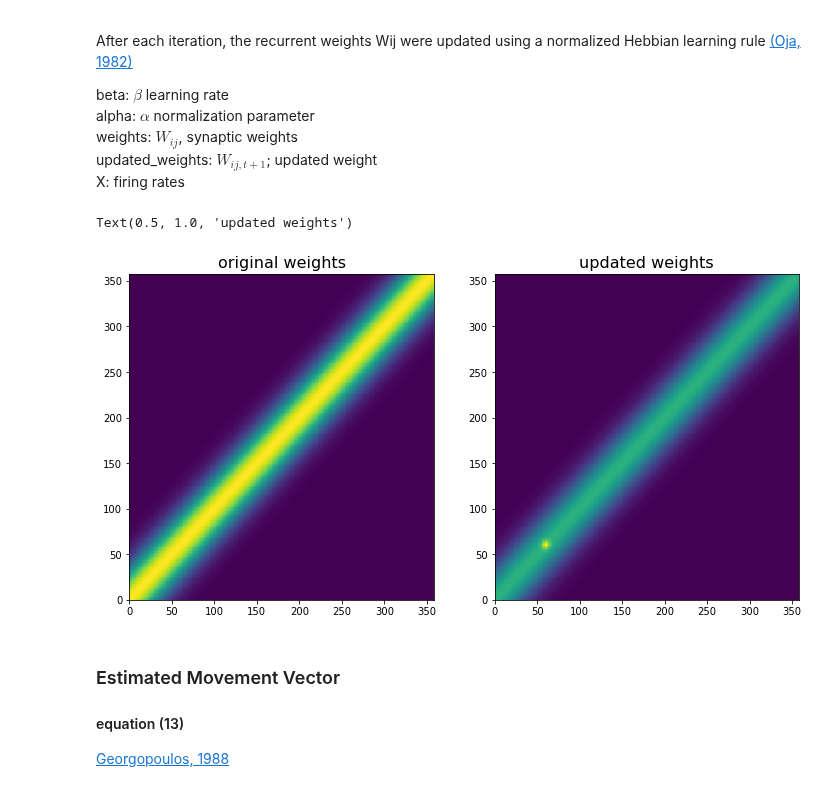
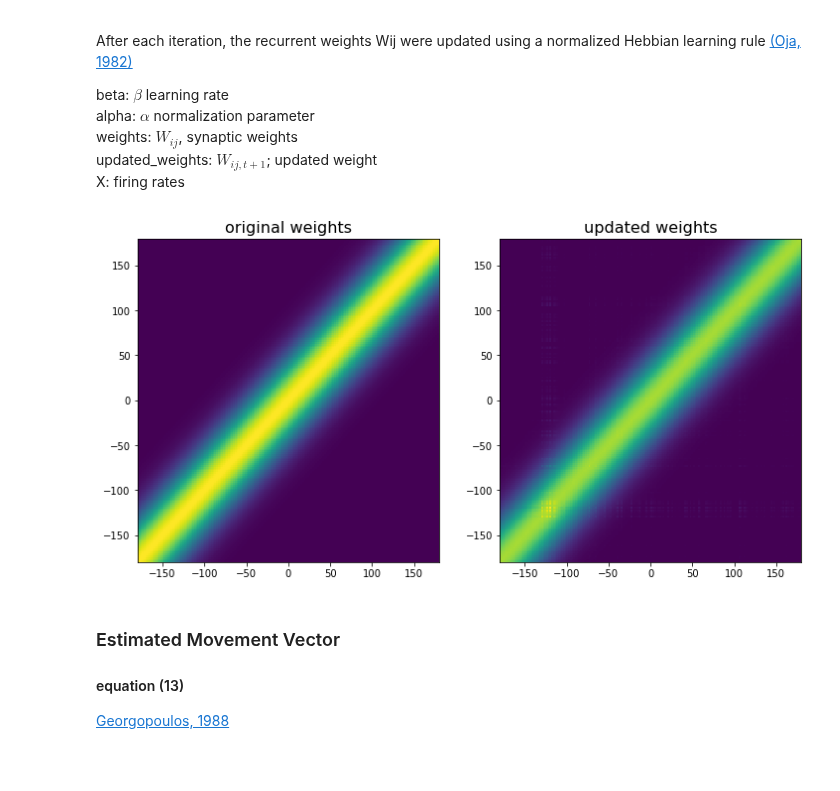
Before and after one commit to mwprestonjr/verstynen_2011_rpl, a Jupyter notebook: notebooks/verstynen_2011.ipynb, the cells around one changed output. Cells and saved outputs as stored; diff of their text form; code cells hidden in the pictures; blank space fills up the shorter version.

```diff
--- a/notebooks/verstynen_2011.ipynb
+++ b/notebooks/verstynen_2011.ipynb
@@ -179,7 +186,7 @@ for pref_i in[60, 120, 240]:
 [figure]
 [figure]
 # %%
-def calc_initial_weights(pref_dirs, spread=30):
+def calc_initial_weights(pref_dirs, spread=38.8):
 
     # calc weight between units
     initial_weights = np.zeros([len(pref_dirs), len(pref_dirs)])
@@ -193,10 +200,10 @@ def calc_initial_weights(pref_dirs, spread=30):
 
 # calc initial weights
 pref_dirs = np.linspace(0,360,180)
-initial_weights = calc_initial_weights(pref_dirs, spread=30)
+initial_weights = calc_initial_weights(PREF_DIRS, spread=38.8)
 
 # plot weights
-plt.pcolormesh(pref_dirs, pref_dirs, initial_weights)
+plt.pcolormesh(PREF_DIRS, PREF_DIRS, initial_weights)
 plt.colorbar()
 # %% [output]
 <matplotlib.colorbar.Colorbar at 0x...>
@@ -208,7 +215,7 @@ plt.colorbar()
 On each iteration *t*, the total activation for unit *i* was then computed as the sum of the input and recurrent activations
 # %%
 def total_activation(firing_rate, weights, theta, pref_dirs,
-                     baseline=0, gain=1E3, spread=12):
+                     baseline=5, gain=13.4, spread=18.9):
     # calc input activation
     activation_raw = input_activation(theta, pref_dirs, baseline=baseline, gain=gain, spread=spread)
     activation = add_noise(activation_raw)
@@ -276,26 +280,35 @@ weights: *$W_{ij}$*, synaptic weights
 updated_weights: *$W_{ij, t+1}$*; updated weight
 X: firing rates
 # %%
-def update_weights(weights, X, beta=1E-5, alpha=1E-3):
+def update_weights(weights, X, beta=5.28E-7, alpha=0.2):
     # calc new weights
     updated_weights = weights + beta*(np.outer(X, X) - (alpha*(weights*(X**2)).T))
 
     return updated_weights
 # %%
-updated_weights = update_weights(initial_weights, norm_activation(act),
-                                 beta=1E-5, alpha=1E-3)
+# update weights (repeat N_RUNS times for visible effect)
+
+N_RUNS = 100
+
+act_norm = norm_activation(act)
+weights = np.zeros([N_RUNS, initial_weights.shape[0], initial_weights.shape[1]])
+weights[0] = initial_weights
+for ii in range(1,N_RUNS):
+    weights[ii] = update_weights(weights[ii-1], act_norm, beta=5.28E-7, alpha=0.2)
+
 
 # plot weights
 fig, ax = plt.subplots(1,2, figsize=[12,6])
-ax[0].pcolormesh(pref_dirs, pref_dirs, initial_weights)
+ax[0].pcolormesh(PREF_DIRS, PREF_DIRS, initial_weights)
 ax[0].set_title('original weights', fontsize=16)
 
 # plot weights
-ax[1].pcolormesh(pref_dirs, pref_dirs, updated_weights)
+ax[1].pcolormesh(PREF_DIRS, PREF_DIRS, weights[N_RUNS-1])
 ax[1].set_title('updated weights', fontsize=16)
+
+plt.show()
 # %% [output]
-Text(0.5, 1.0, 'updated weights')
-[figure, old version]
+[figure, new version]
 # %% [markdown]
 ### Estimated Movement Vector
 #### equation (13)
```
Also changed, not shown: parts of 27 cells of this notebook.
